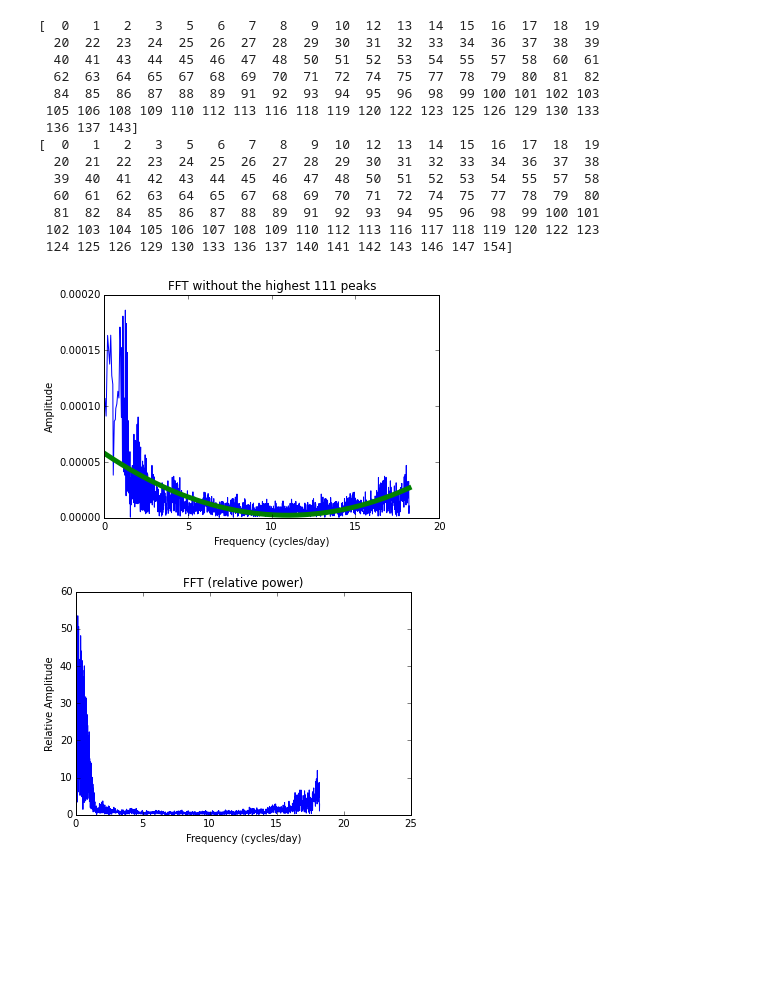
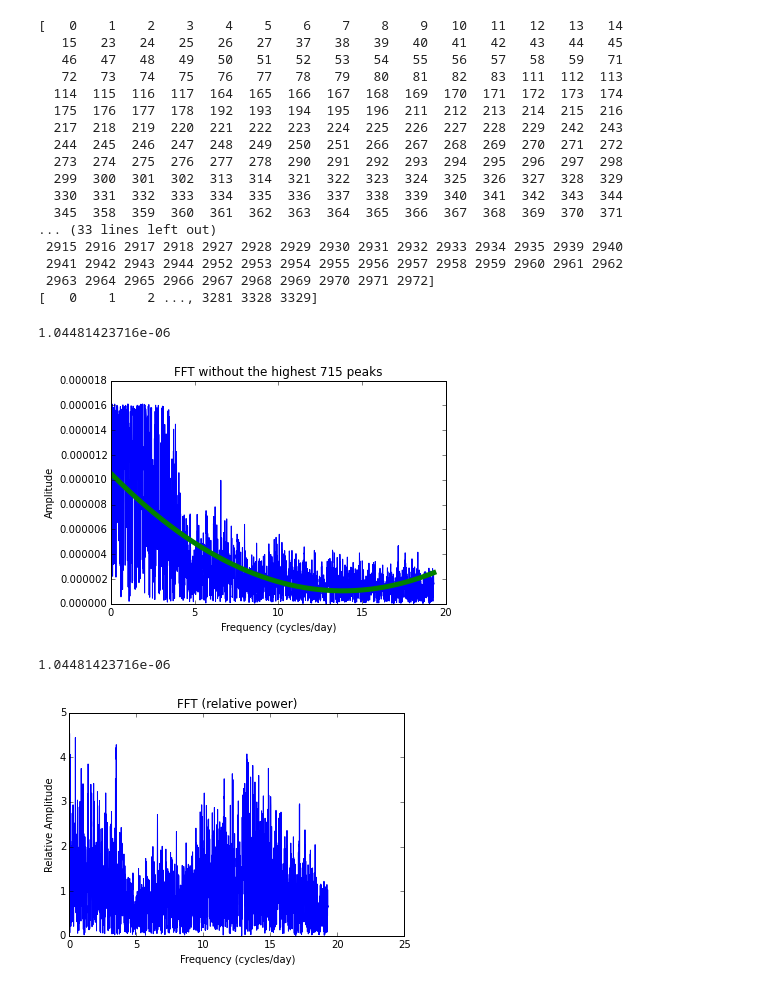
Before and after one commit to dianadianadiana/FFT, a Jupyter notebook: Data/fft.ipynb, the cells around one changed output. Cells and saved outputs as stored; diff of their text form; code cells hidden in the pictures; blank space fills up the shorter version.

```diff
--- a/Data/fft.ipynb
+++ b/Data/fft.ipynb
@@ -42,7 +43,6 @@ LCfluxesepic202060551star00.txt
 # %%
 data = np.transpose(data)
 t = data[0] # in days
-t = t*24. # in hours
 f = data[1] # flux
 # %%
 plt.plot(t, f)
@@ -153,14 +115,13 @@ gap_fill : 1[ 1.00010512]
 #plot lightcurve all data points
 fig = plt.figure(figsize=(20,15))
 ax = fig.add_subplot(2,1,1)
-t = time_cad
-f = flux_cad
-ax.scatter(t,f, s= 10)
-ax.plot(t,f, linewidth = .75)
+ax.scatter(time_cad, flux_cad, s= 10)
+ax.plot(time_cad, flux_cad, linewidth = .75)
 
 plt.title("Lightcurve (all data points)")
-plt.xlabel("Time (Hours)")
+plt.xlabel("Time (Days)")
 plt.ylabel("Flux")
+plt.xlim([np.amin(time_cad),np.amax(time_cad)])
 
 plt.show()
 # %% [output]
@@ -236,25 +221,19 @@ def constraint_index_finder(constraint, x, y, poly = 0, loops = 10):
     # val_indexes: stores all the indexes in y that have
     # a power value greater constraint * value of best line fit
     val_indexes= np.empty(0)
-
     j = 0
     while j < loops:
         z = np.polyfit(x, y, poly)
-
         if j > 0 and z[0] == val:
             break # to leave the loop early if the same value is brought up
-
         val = z[0]
-
         i = 0
         while i < len(y):
             if y[i] >= constraint * val:
                 val_indexes = np.append(val_indexes, i)
             i += 1
-
         j += 1
-    val_indexes = val_indexes.astype(int)
-    return val_indexes
+    return val_indexes.astype(int)
 # %%
 peak_constraint, harmonics_constraint = 4.0, 3.0
 
@@ -262,32 +241,24 @@ val_indexes = constraint_index_finder(peak_constraint, freq, power) #peaks
 val_indexes1 = constraint_index_finder(harmonics_constraint, freq, power) #harmonics
 print(val_indexes)
 print(val_indexes1)
-j=0
-while j <len(val_indexes):
-    i = 0
-    while i < len(val_indexes1):
-        if val_indexes1[i] == val_indexes[j]:
-            j+=1
-            break
-        if i == len(val_indexes1) - 1 and val_indexes1[i] != val_indexes[j]:
-            print(j)
-        i+=1
-    j+=1
 # %% [output]
-[  0   1   2   3   5   6   7   8   9  10  12  13  14  15  16  17  18  19
-  20  22  23  24  25  26  27  28  29  30  31  32  33  34  36  37  38  39
-  40  41  43  44  45  46  47  48  50  51  52  53  54  55  57  58  60  61
-  62  63  64  65  67  68  69  70  71  72  74  75  77  78  79  80  81  82
-  84  85  86  87  88  89  91  92  93  94  95  96  98  99 100 101 102 103
- 105 106 108 109 110 112 113 116 118 119 120 122 123 125 126 129 130 133
- 136 137 143]
-[  0   1   2   3   5   6   7   8   9  10  12  13  14  15  16  17  18  19
-  20  21  22  23  24  25  26  27  28  29  30  31  32  33  34  36  37  38
-  39  40  41  42  43  44  45  46  47  48  50  51  52  53  54  55  57  58
-  60  61  62  63  64  65  67  68  69  70  71  72  74  75  77  78  79  80
-  81  82  84  85  86  87  88  89  91  92  93  94  95  96  98  99 100 101
- 102 103 104 105 106 107 108 109 110 112 113 116 117 118 119 120 122 123
- 124 125 126 129 130 133 136 137 140 141 142 143 146 147 154]
+[   0    1    2    3    4    5    6    7    8    9   10   11   12   13   14
+   15   23   24   25   26   27   37   38   39   40   41   42   43   44   45
+   46   47   48   49   50   51   52   53   54   55   56   57   58   59   71
+   72   73   74   75   76   77   78   79   80   81   82   83  111  112  113
+  114  115  116  117  164  165  166  167  168  169  170  171  172  173  174
+  175  176  177  178  192  193  194  195  196  211  212  213  214  215  216
+  217  218  219  220  221  222  223  224  225  226  227  228  229  242  243
+  244  245  246  247  248  249  250  251  266  267  268  269  270  271  272
+  273  274  275  276  277  278  290  291  292  293  294  295  296  297  298
+  299  300  301  302  313  314  321  322  323  324  325  326  327  328  329
+  330  331  332  333  334  335  336  337  338  339  340  341  342  343  344
+  345  358  359  360  361  362  363  364  365  366  367  368  369  370  371
+... (33 lines left out)
+ 2915 2916 2917 2918 2927 2928 2929 2930 2931 2932 2933 2934 2935 2939 2940
+ 2941 2942 2943 2944 2952 2953 2954 2955 2956 2957 2958 2959 2960 2961 2962
+ 2963 2964 2965 2966 2967 2968 2969 2970 2971 2972]
+[   0    1    2 ..., 3281 3328 3329]
 # %%
 def poly_maker(x, y, func, poly = 1):
     #z1 = z[0]*t**5 + z[1]*t**4 + z[2]*t**3 + z[3]*t**2 + z[4]*t + z[5]
@@ -309,8 +280,7 @@ freq_fit = np.delete(freq, val_indexes)
 # c = 2 (with exoplanets) or 4 (with the sun)
 
 z1 = poly_maker(freq_fit, power_fit, freq_fit, poly = 2)
-
-
+print(np.amin(z1))
 plt.plot(freq_fit*freq_fact*conv_hr_day, power_fit, 'b')
 plt.plot(freq_fit*freq_fact*conv_hr_day, z1, 'g', linewidth = 5.0)
 plt.title("FFT without the highest " + str(len(val_indexes)) +" peaks")
@@ -318,21 +288,22 @@ plt.xlabel("Frequency (cycles/day)")
 plt.ylabel("Amplitude")
 plt.show()
 # %% [output]
+1.04481423716e-06
-[figure, old version]
+[figure, new version]
 # %%
 # Relative power
-z2 = poly_maker(freq_fit, power_fit, freq)
-
+z2 = poly_maker(freq_fit, power_fit, freq, poly = 2)
 power_rel = power/z2
-
+print(np.amin(z2))
 plt.plot(freq*freq_fact*conv_hr_day, power_rel, 'b')
 plt.title("FFT (relative power)")
 plt.xlabel("Frequency (cycles/day)")
 plt.ylabel("Relative Amplitude")
 plt.xlim([0,25])
 plt.show()
 # %% [output]
+1.04481423716e-06
-[figure, old version]
+[figure, new version]
 # %%
 # cluster algorithm
 # goal: find out where the clusters are, and keep only the max of each cluster
```
Also changed, not shown: parts of 19 cells of this notebook.
